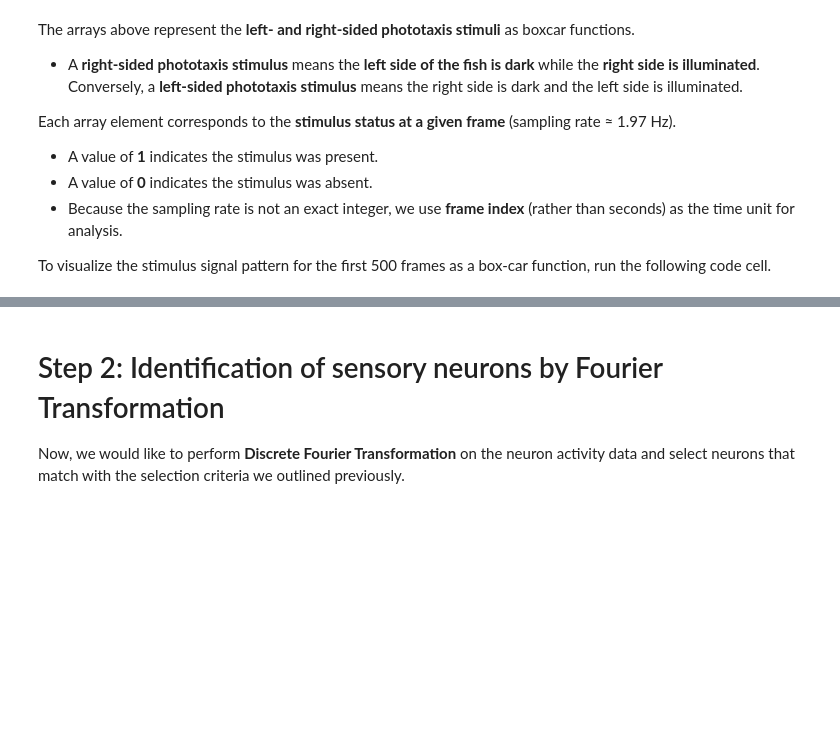
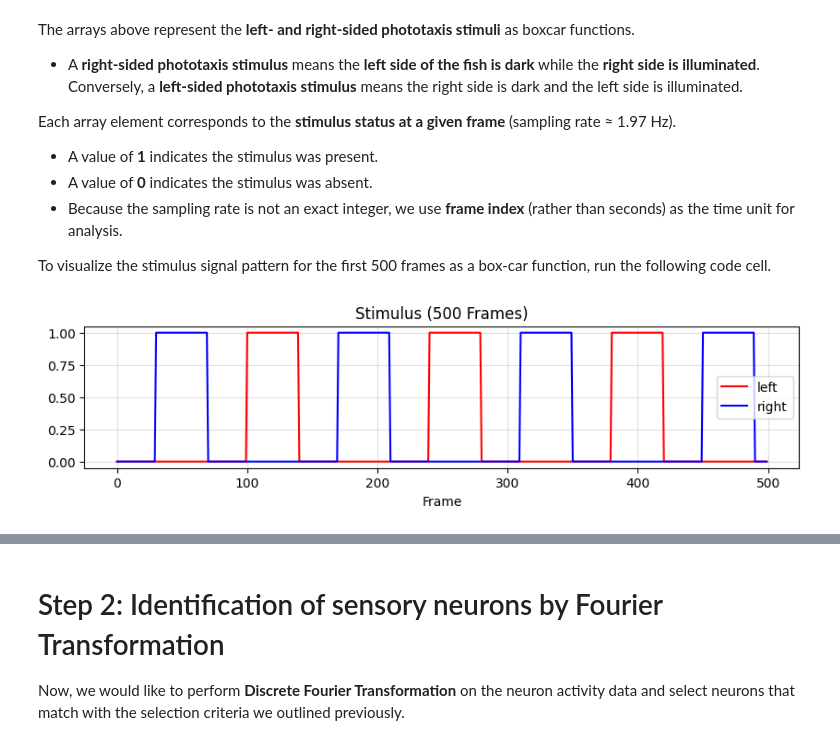
Before and after one commit to JingpinLiu/Fourier, a Jupyter notebook: notebooks/Fourier_Analysis_Demo.ipynb, the cells around one changed output, grey strips where cells are left out. Cells and saved outputs as stored; diff of their text form; code cells hidden in the pictures; blank space fills up the shorter version.

```diff
--- a/notebooks/Fourier_Analysis_Demo.ipynb
+++ b/notebooks/Fourier_Analysis_Demo.ipynb
@@ -105,11 +108,15 @@ To visualize the stimulus signal pattern for the first 500 frames as a box-car f
 # %%
 #Visualize the stimulus signal for first 500 frames
 plt.figure(figsize=(10,2))
 plt.plot(stimulus_left[:500],c = "red")
 plt.plot(stimulus_right[:500],c = "blue")
 plt.xlabel("Frame")
+plt.grid(alpha = 0.4)
+plt.title("Stimulus (500 Frames)")
 plt.legend(["left", "right"])
 plt.show()
+# %% [output]
+[figure, added]
 # %% [markdown]
 ![Stimulus diagram](../images/stimulus.png)
 
```
Also changed, not shown: parts of 21 cells of this notebook.
